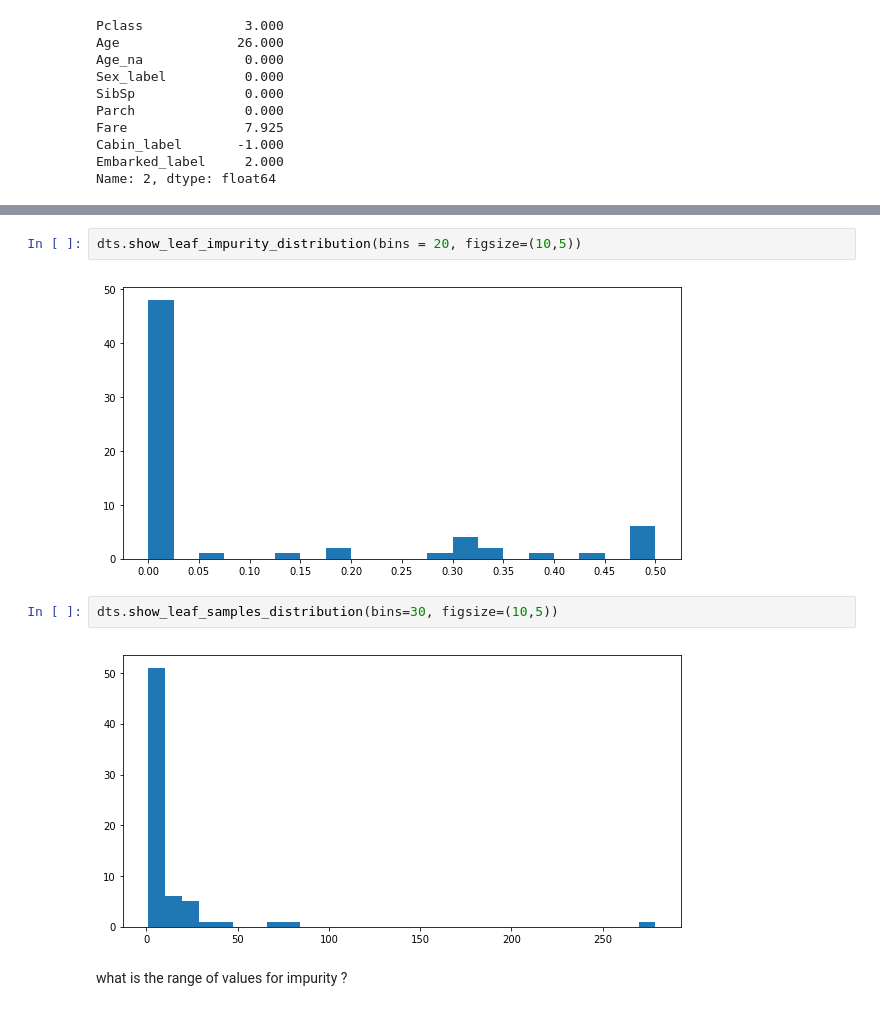
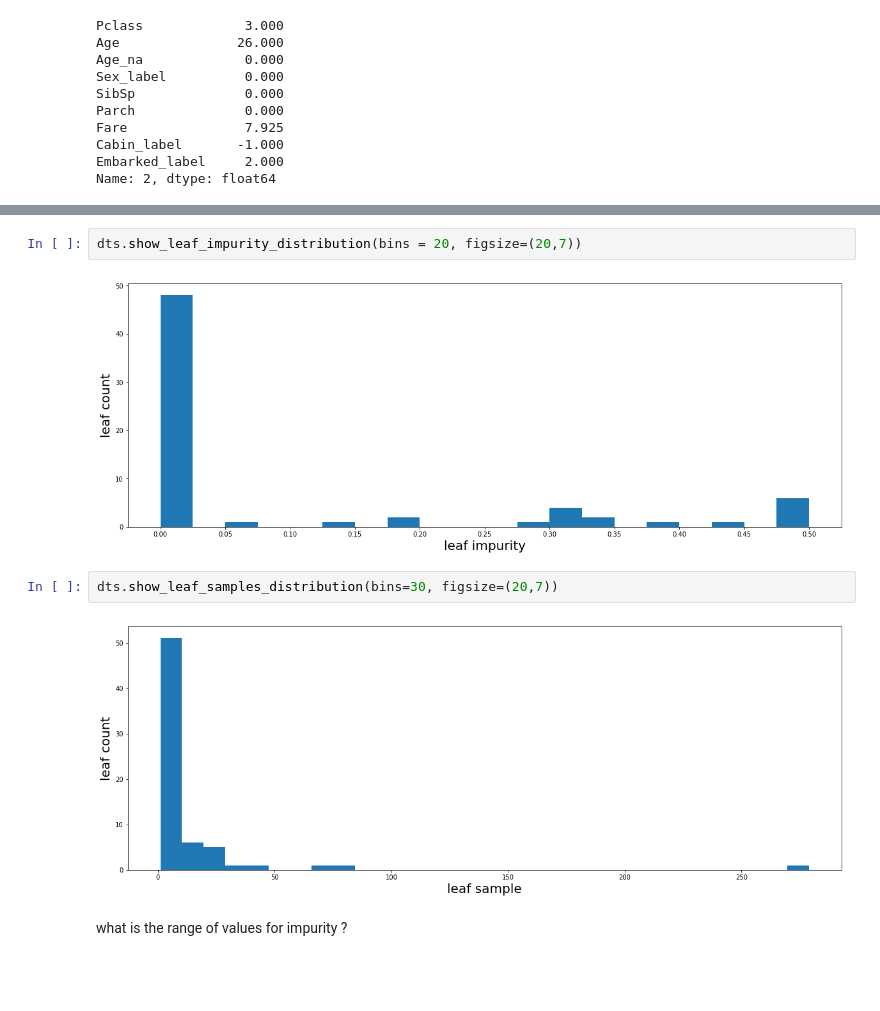
Before and after one commit to tlapusan/woodpecker, a Jupyter notebook: notebooks/DecisionTreeStructure.ipynb, the cells around one changed output, grey strips where cells are left out. Saved outputs shown, nothing was run; the diff lists cells and outputs as text; blank space fills up the shorter version.

Commit message:
Add x and y label to visualisations

```diff
--- a/notebooks/DecisionTreeStructure.ipynb
+++ b/notebooks/DecisionTreeStructure.ipynb
@@ -175,13 +167,13 @@ dts.show_decision_tree_prediction_path(train_raw[features].iloc[2])
 # %% [output]
 [drawing not drawn]
 # %%
-dts.show_leaf_impurity_distribution(bins = 20, figsize=(10,5))
+dts.show_leaf_impurity_distribution(bins = 20, figsize=(20,7))
 # %% [output]
-[figure, old version]
+[figure, new version]
 # %%
-dts.show_leaf_samples_distribution(bins=30, figsize=(10,5))
+dts.show_leaf_samples_distribution(bins=30, figsize=(20,7))
 # %% [output]
-[figure, old version]
+[figure, new version]
 # %% [markdown]
 what is the range of values for impurity ?
 # %%
```
Also changed, not shown: parts of 4 cells of this notebook, 1 other file.
